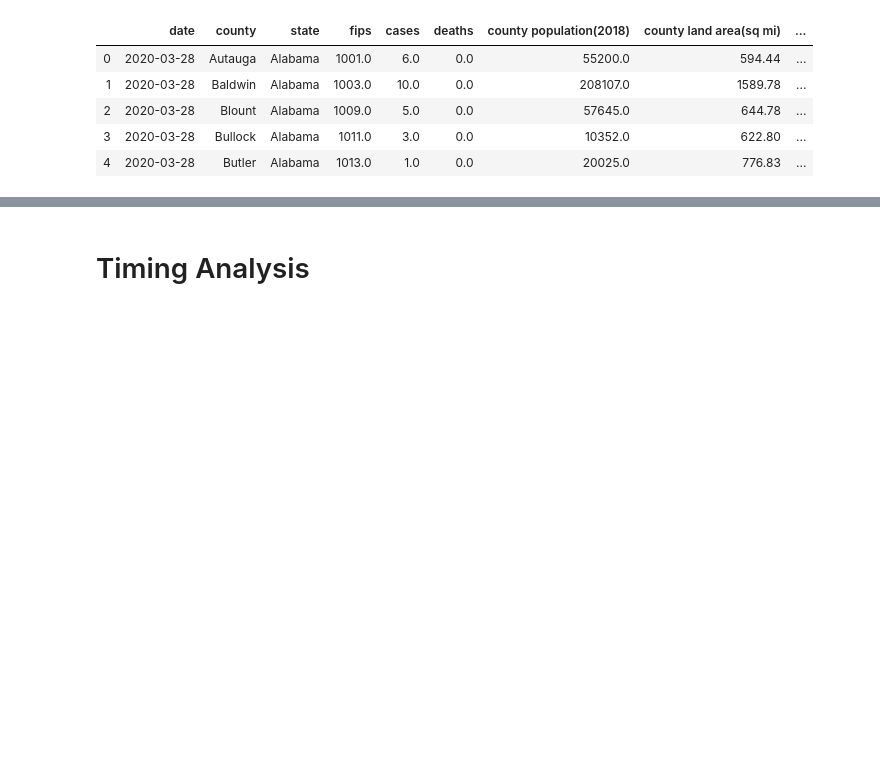
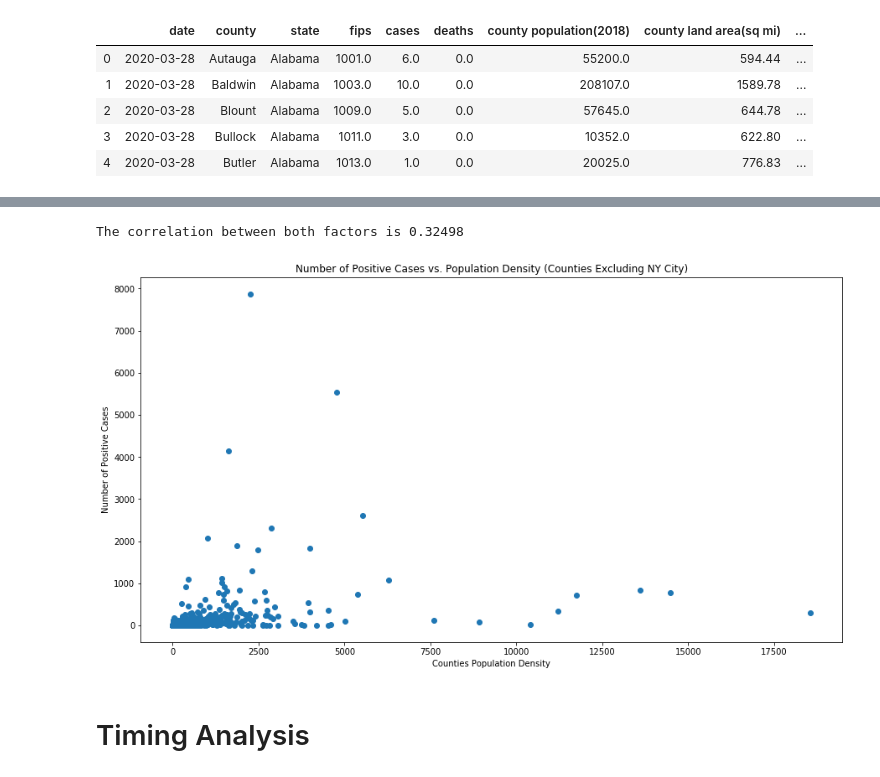
Before and after one commit to sereneys/Databootcamp-project-1, a Jupyter notebook: Covid-19-US-Analysis.ipynb, the cells around one changed output, grey strips where cells are left out. Cells and saved outputs as stored; diff of their text form; code cells hidden in the pictures; blank space fills up the shorter version.

```diff
--- a/Covid-19-US-Analysis.ipynb
+++ b/Covid-19-US-Analysis.ipynb
@@ -628,3 +623,26 @@ The correlation between both factors is 0.32498
+# %%
+# Generate scatter plot to see if there is relationship between counties density vs. positive cases excluding NY city.
+
+counties_excludeNY = counties_completed_data.drop(counties_completed_data[counties_completed_data["county"] == "New York City"].index)
+
+county_positive2 = counties_excludeNY["cases"]
+county_density2 = counties_excludeNY["county population density"]
+
+correlation2 = st.pearsonr(county_positive2, county_density2)
+print(f"The correlation between both factors is {round(correlation2[0],5)}")
+
+plt.figure(figsize = (15,8))
+plt.scatter(county_density2, county_positive2)
+
+plt.xlabel("Counties Population Density")
+plt.ylabel("Number of Positive Cases")
+plt.title("Number of Positive Cases vs. Population Density (Counties Excluding NY City)")
+
+plt.savefig("Output_Figures/counties_pos_density_NoNYCity.png")
+plt.show()
+# %% [output]
+The correlation between both factors is 0.32498
+[figure, added]
 # %% [markdown]
 # Timing Analysis
 # %%
```
Also changed, not shown: parts of 3 cells of this notebook, 1 other file.
